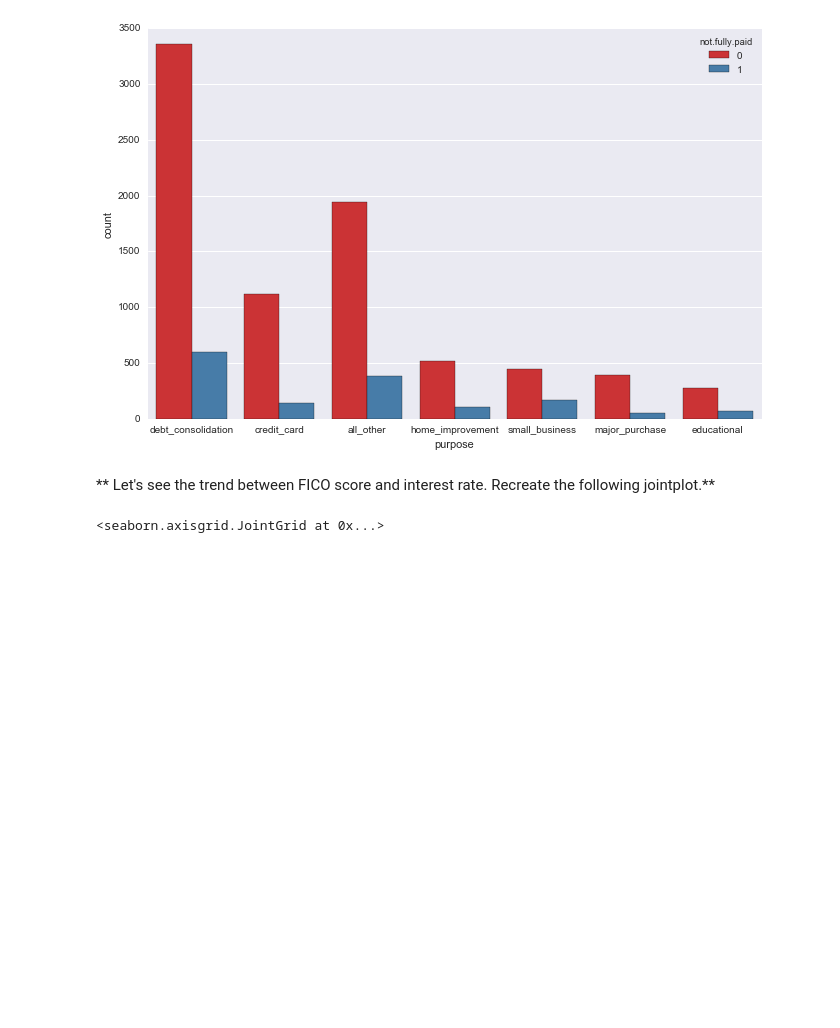
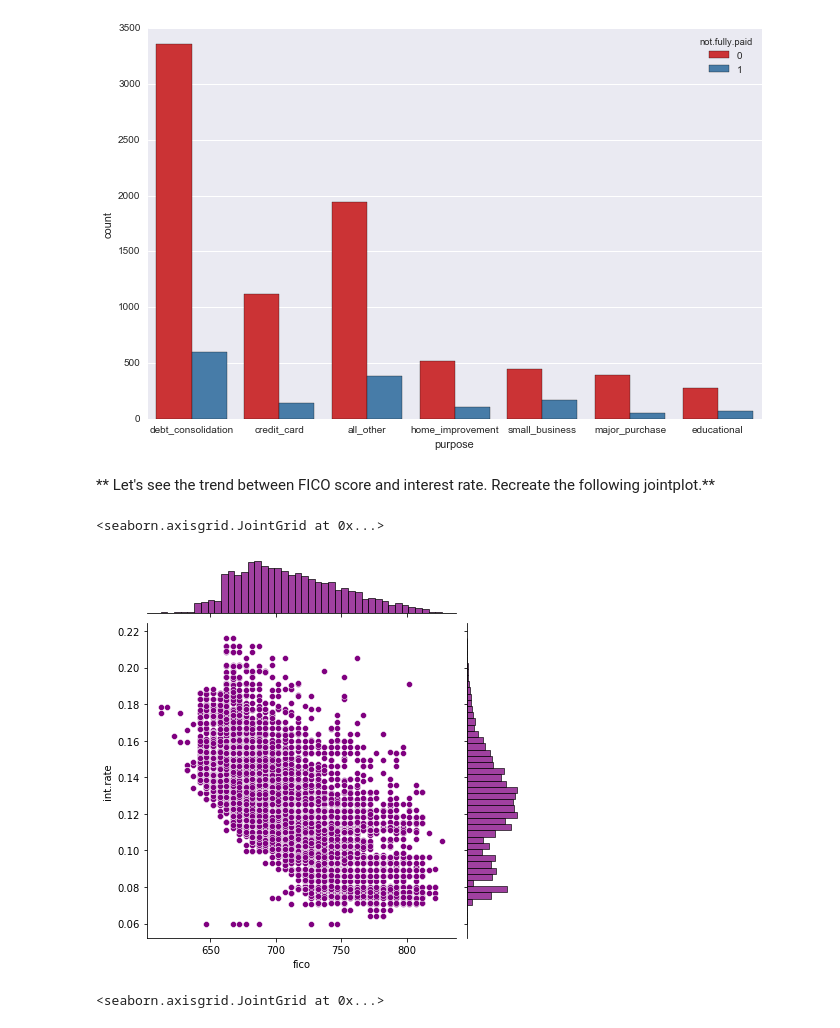
Before and after one commit to rubdul/Python, a Jupyter notebook: Python for Data Science and Machine Learning/Py_DS_ML_Bootcamp-master/15-Decision-Trees-and-Random-Forests/02-Decision Trees and Random Forest Project.ipynb, the cells around one changed output. Drawn from its saved outputs; the diff is of its cells as text; code cells hidden in the pictures; blank space fills up the shorter version.

```diff
--- a/Python for Data Science and Machine Learning/Py_DS_ML_Bootcamp-master/15-Decision-Trees-and-Random-Forests/02-Decision Trees and Random Forest Project.ipynb
+++ b/Python for Data Science and Machine Learning/Py_DS_ML_Bootcamp-master/15-Decision-Trees-and-Random-Forests/02-Decision Trees and Random Forest Project.ipynb
@@ -148,6 +167,11 @@ array([[<AxesSubplot:title={'center':'Age'}>,
 [figure]
 # %% [markdown]
 ** Let's see the trend between FICO score and interest rate. Recreate the following jointplot.**
+# %%
+sns.jointplot(y = 'int.rate', x = 'fico',data = loans, color = 'purple')
+# %% [output]
+<seaborn.axisgrid.JointGrid at 0x...>
+[figure, added]
 # %%
 # %% [output]
 <seaborn.axisgrid.JointGrid at 0x...>
```
Also changed, not shown: parts of 29 cells of this notebook, 1 other file.
